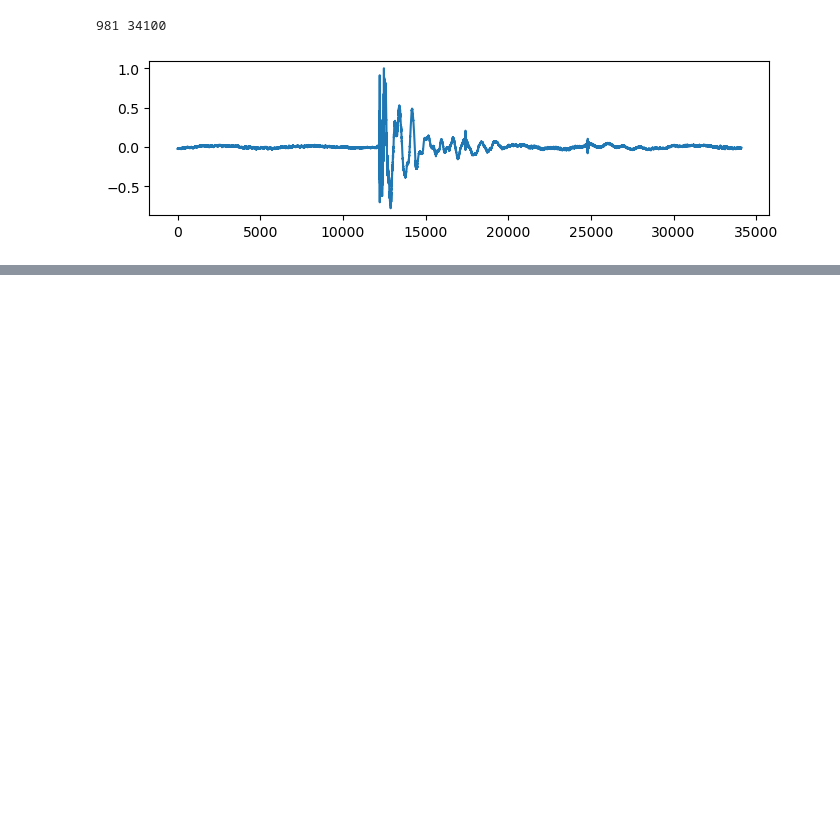
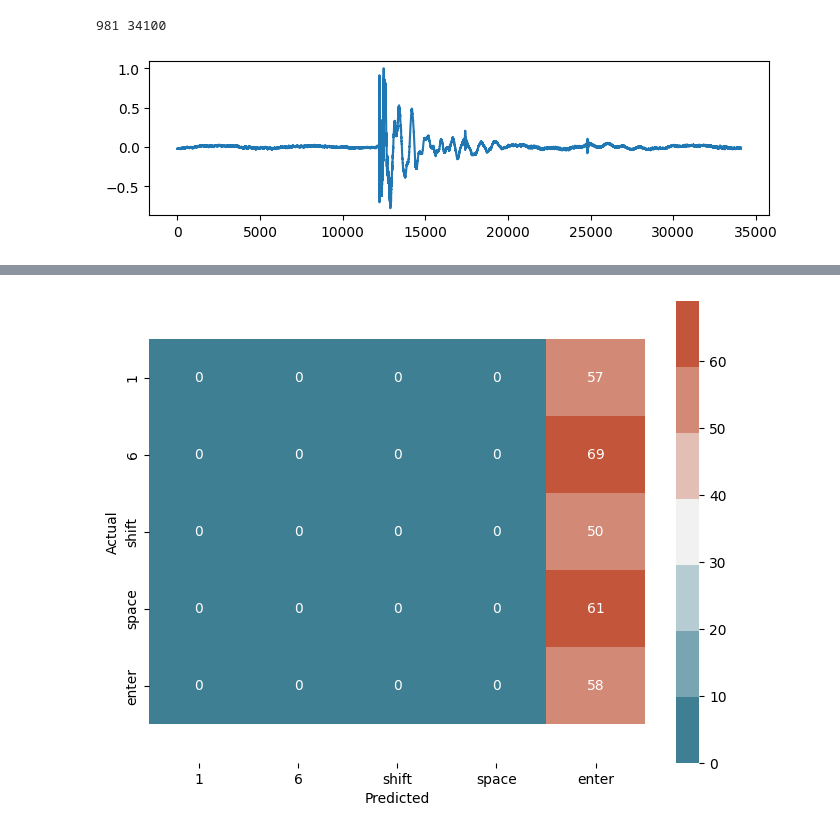
Before and after one commit to Raalit00/Applied_AI_Audio_button_to_text, a Jupyter notebook: AAI_projekt.ipynb, the cells around one changed output, grey strips where cells are left out. Saved outputs shown, nothing was run; the diff lists cells and outputs as text; code cells hidden in the pictures; blank space fills up the shorter version.

```diff
--- a/AAI_projekt.ipynb
+++ b/AAI_projekt.ipynb
@@ -421,0 +507,5 @@ plot_cm(actual_classes, predicted_classes, relevant_classes)
+# %%
+predictions = model_2.predict(X_val)
+# %%
+predicted_classes = np.argmax(predictions, axis=1)
+actual_classes = np.argmax(y_val, axis=1)
@@ -421,0 +521,24 @@ plot_cm(actual_classes, predicted_classes, relevant_classes)
+# %%
+def plot_cm(y_true, y_pred, class_names):
+  cm = confusion_matrix(y_true, y_pred)
+  fig, ax = plt.subplots(figsize=(8, 6))
+  ax = sns.heatmap(
+      cm,
+      annot=True,
+      fmt="d",
+      cmap=sns.diverging_palette(220, 20, n=7),
+      ax=ax
+  )
+  plt.ylabel('Actual')
+  plt.xlabel('Predicted')
+  ax.set_xticklabels(class_names)
+  ax.set_yticklabels(class_names)
+  b, t = plt.ylim() # discover the values for bottom and top
+  b += 0.5 # Add 0.5 to the bottom
+  t -= 0.5 # Subtract 0.5 from the top
+  plt.ylim(b, t) # update the ylim(bottom, top) values
+  plt.show()
+# %%
+plot_cm(actual_classes, predicted_classes, relevant_classes)
+# %% [output]
+[figure, added]
```
Also changed, not shown: parts of 35 cells of this notebook.
